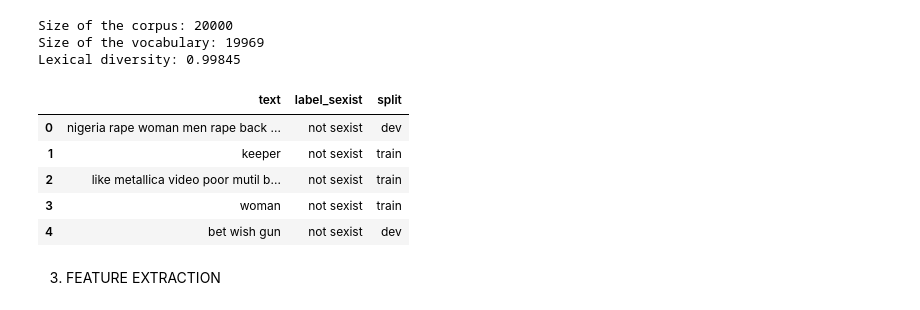
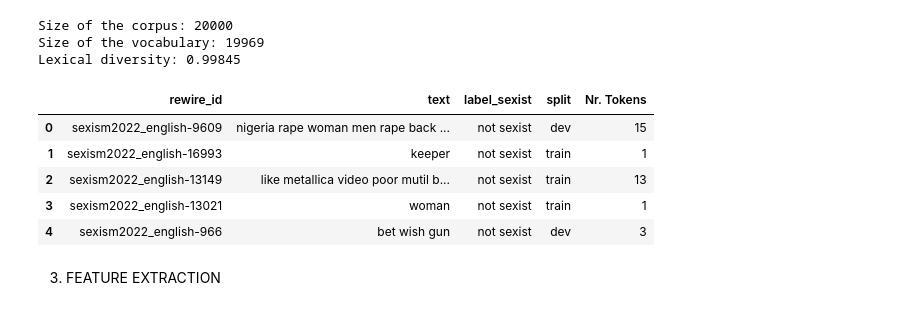
Before and after one commit to antoniocapicotto/edos, a Jupyter notebook: edos.ipynb, the cells around one changed output. Saved outputs shown, nothing was run; the diff lists cells and outputs as text; code cells hidden in the pictures.

```diff
--- a/edos.ipynb
+++ b/edos.ipynb
@@ -42,4 +37,4 @@ from sklearn.metrics import accuracy_score, precision_score, recall_score, f1_sc
 # %% [markdown]
 DATA LOADING
 # %%
-df1 = pd.read_csv('./datasets/edos_labelled_aggregated.csv')
+df = pd.read_csv('edos_labelled_aggregated.csv')
@@ -60,3 +43,7 @@ df1 = df1.drop(columns=["rewire_id","label_category","label_vector"])
+# %%
+df = df.drop(columns=["label_category","label_vector"])
+df = df.drop_duplicates()
+df = df.dropna(subset=['text'])
 # %% [markdown]
 DATA VISUALIZATION
 # %%
@@ -152,6 +133,6 @@ def nlp_pipeline(text):
     return clean_text(' '.join(tokens))
 # %%
 # nlp pipeline
-df1["text"] = df1["text"].apply(lambda x: nlp_pipeline(x))
+df["text"] = df["text"].apply(lambda x: nlp_pipeline(x))
 # %%
 # print some information about the corpus
@@ -162,12 +143,14 @@ print("Lexical diversity:", len(set(df1["text"])) / len(df1["text"]))
 Size of the corpus: 20000
 Size of the vocabulary: 19969
 Lexical diversity: 0.99845
+# %%
+df['Nr. Tokens'] = df["text"].apply(lambda x:len(str(x).split()))
 # %%
-df1.head()
+df.head()
 # %% [output]
-|  | text | label_sexist | split |
-| 0 | nigeria rape woman men rape back ... | not sexist | dev |
-| 1 | keeper | not sexist | train |
-| 2 | like metallica video poor mutil b... | not sexist | train |
-| 3 | woman | not sexist | train |
-| 4 | bet wish gun | not sexist | dev |
+|  | rewire_id | text | label_sexist | split | Nr. Tokens |
+| 0 | sexism2022_english-9609 | nigeria rape woman men rape back ... | not sexist | dev | 15 |
+| 1 | sexism2022_english-16993 | keeper | not sexist | train | 1 |
+| 2 | sexism2022_english-13149 | like metallica video poor mutil b... | not sexist | train | 13 |
+| 3 | sexism2022_english-13021 | woman | not sexist | train | 1 |
+| 4 | sexism2022_english-966 | bet wish gun | not sexist | dev | 3 |
```
Also changed, not shown: parts of 16 cells of this notebook, 6 other files.
